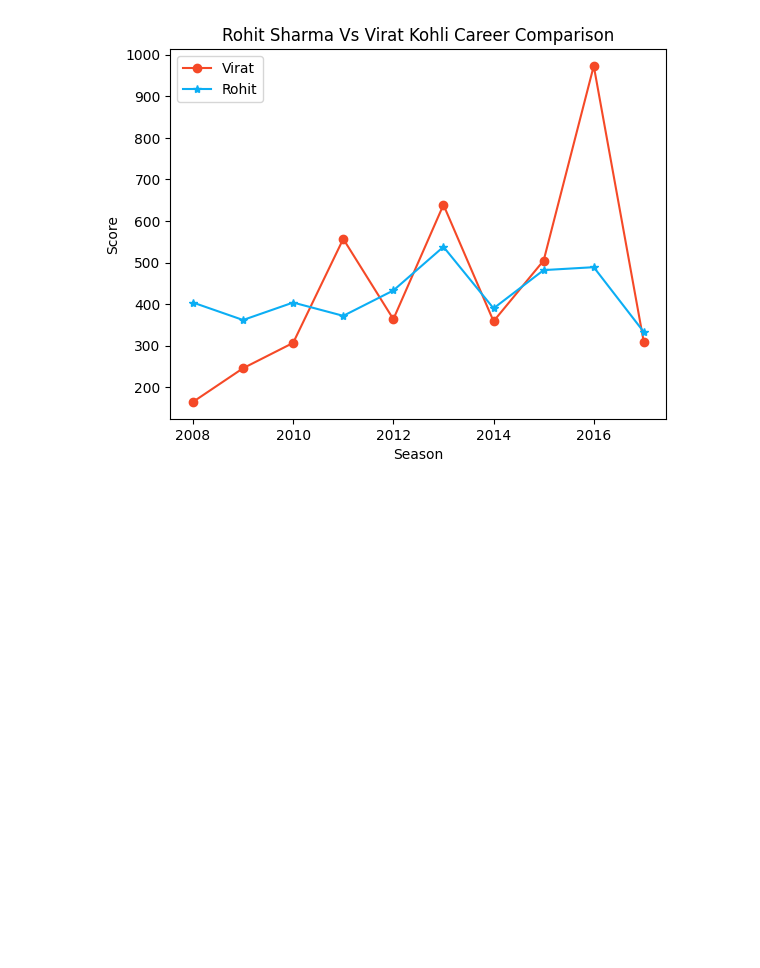
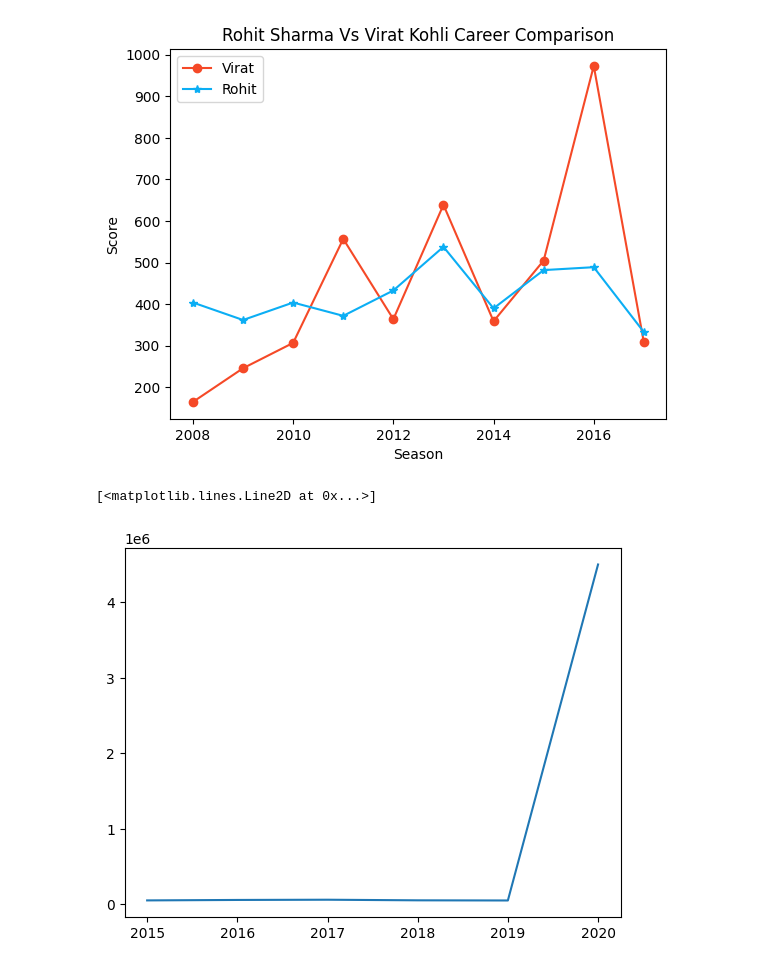
Before and after one commit to Muhammad-Waleed-Source/Matplotlib, a Jupyter notebook: Matplotlib_1.ipynb, the cells around one changed output. Drawn from its saved outputs; the diff is of its cells as text; code cells hidden in the pictures; blank space fills up the shorter version.

```diff
--- a/Matplotlib_1.ipynb
+++ b/Matplotlib_1.ipynb
@@ -189,3 +189,13 @@ plt.legend() # it has a parameter called 'loc' and by default its values is 'bes
 # %% [output]
 <matplotlib.legend.Legend at 0x...>
 [figure]
+# %%
+price = [48000, 54000, 57000, 49000, 47000, 4500000]
+year = [2015, 2016, 2017, 2018, 2019, 2020]
+
+plt.plot(year, price)
+
+# We have an outlier(4500000) in our price data, so our graph will look a odd. The other small values are plotted flat on the graph.
+# %% [output]
+[<matplotlib.lines.Line2D at 0x...>]
+[figure, added]
```
Also changed, not shown: parts of 2 cells of this notebook.
